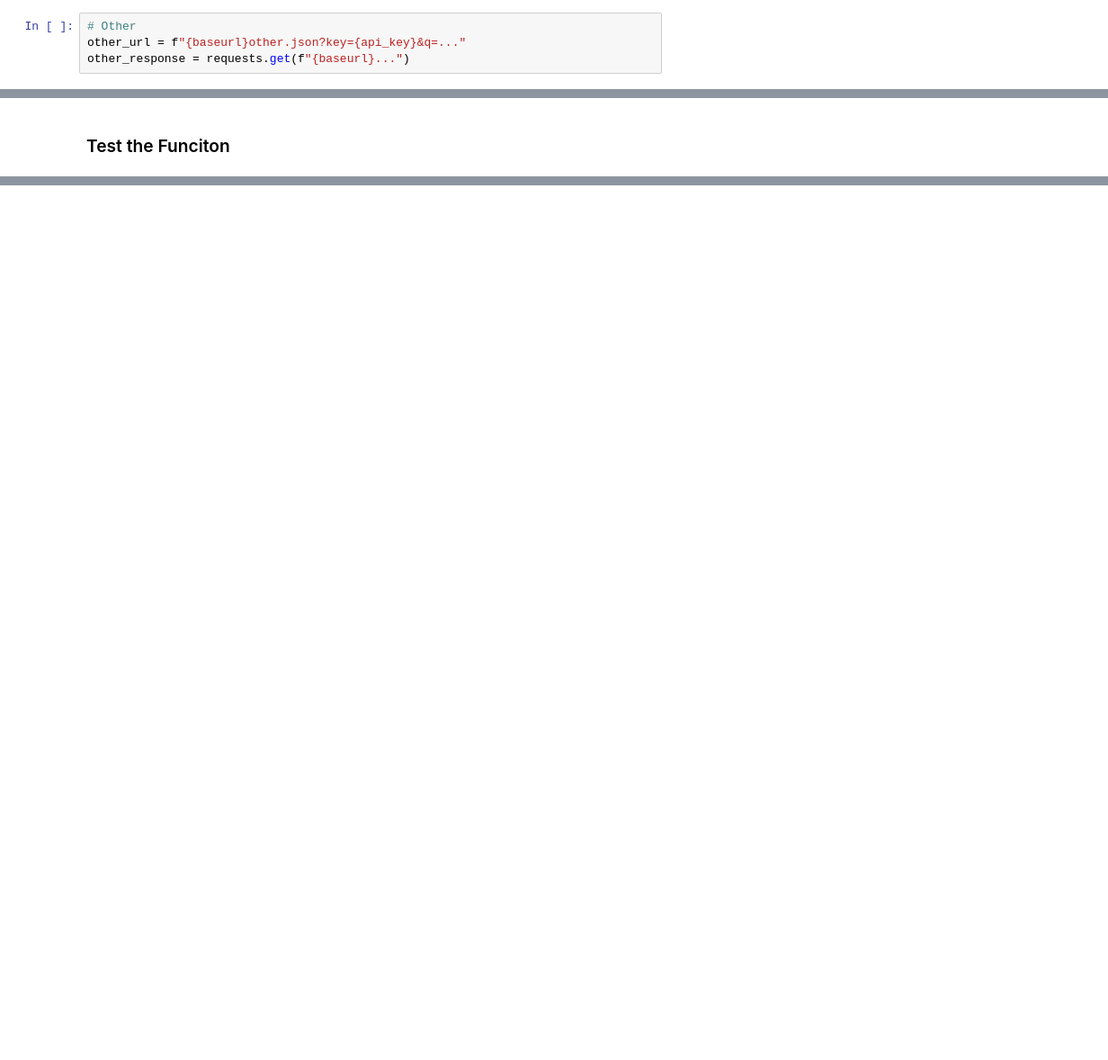
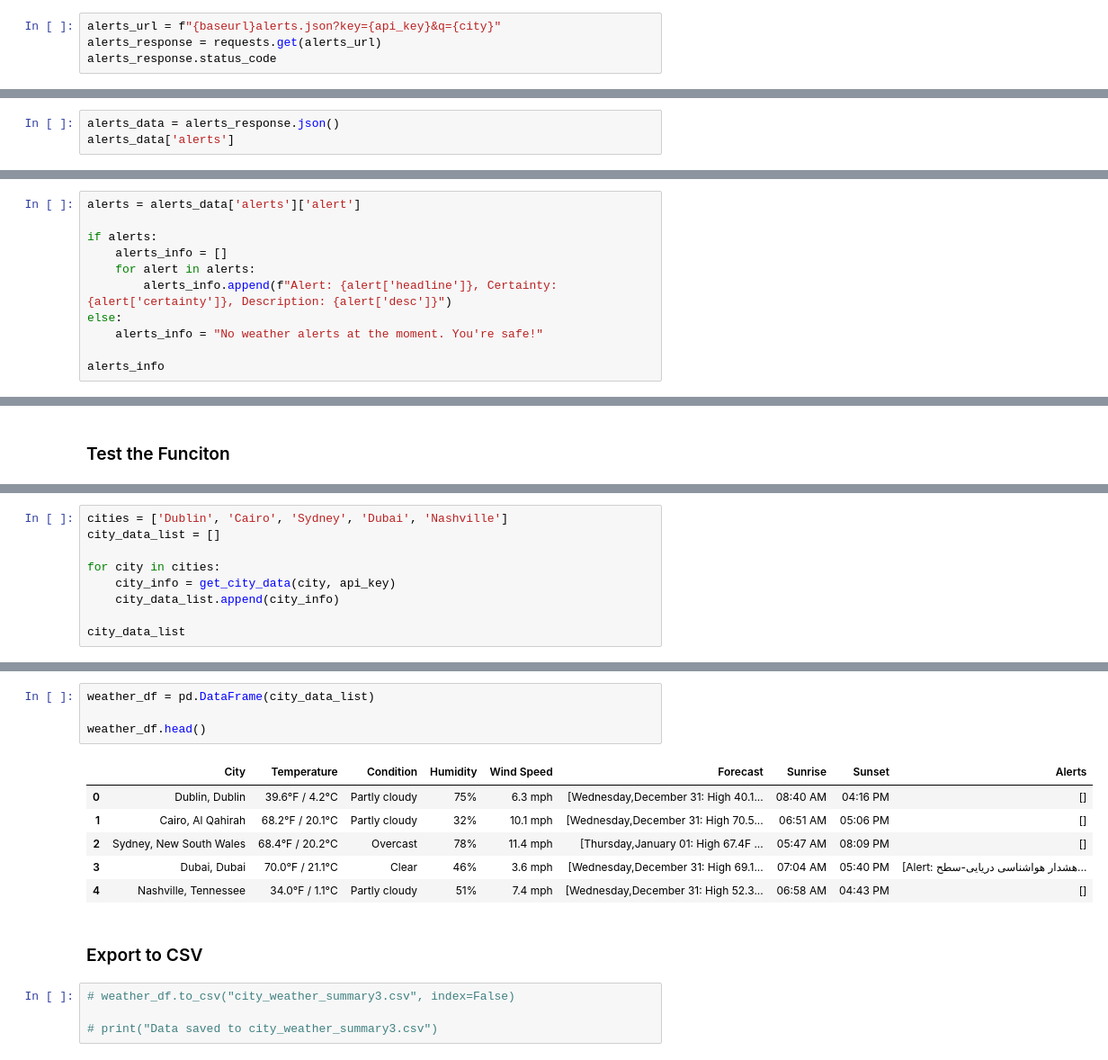
Before and after one commit to JonLar1/Weather_API, a Jupyter notebook: weather_api_task.ipynb, the cells around one changed output, grey strips where cells are left out. Shown: that part at 90% size. Drawn from its saved outputs; the diff is of its cells as text; blank space fills up the shorter version.

```diff
--- a/weather_api_task.ipynb
+++ b/weather_api_task.ipynb
@@ -137,4 +152,4 @@ astro_info
 # %%
-# Other
-other_url = f"{baseurl}other.json?key={api_key}&q=..."
-other_response = requests.get(f"{baseurl}...")
+alerts_url = f"{baseurl}alerts.json?key={api_key}&q={city}"
+alerts_response = requests.get(alerts_url)
+alerts_response.status_code
@@ -144,0 +170,3 @@ JSONDecodeError: Expecting value: line 1 column 1 (char 0)
+# %%
+alerts_data = alerts_response.json()
+alerts_data['alerts']
@@ -144,0 +175,11 @@ JSONDecodeError: Expecting value: line 1 column 1 (char 0)
+# %%
+alerts = alerts_data['alerts']['alert']
+
+if alerts:
+    alerts_info = []
+    for alert in alerts:
+        alerts_info.append(f"Alert: {alert['headline']}, Certainty: {alert['certainty']}, Description: {alert['desc']}")
+else:
+    alerts_info = "No weather alerts at the moment. You're safe!"
+
+alerts_info
@@ -211,0 +288,9 @@ get_city_data("Las Vegas", API KEY)
+# %%
+cities = ['Dublin', 'Cairo', 'Sydney', 'Dubai', 'Nashville']
+city_data_list = []
+
+for city in cities:
+    city_info = get_city_data(city, api_key)
+    city_data_list.append(city_info)
+
+city_data_list
@@ -211,0 +315,17 @@ get_city_data("Las Vegas", API KEY)
+# %%
+weather_df = pd.DataFrame(city_data_list)
+
+weather_df.head()
+# %% [output]
+|  | City | Temperature | Condition | Humidity | Wind Speed | Forecast | Sunrise | Sunset | Alerts |
+| 0 | Dublin, Dublin | 39.6°F / 4.2°C | Partly cloudy | 75% | 6.3 mph | [Wednesday,December 31: High 40.1... | 08:40 AM | 04:16 PM | [] |
+| 1 | Cairo, Al Qahirah | 68.2°F / 20.1°C | Partly cloudy | 32% | 10.1 mph | [Wednesday,December 31: High 70.5... | 06:51 AM | 05:06 PM | [] |
+| 2 | Sydney, New South Wales | 68.4°F / 20.2°C | Overcast | 78% | 11.4 mph | [Thursday,January 01: High 67.4F ... | 05:47 AM | 08:09 PM | [] |
+| 3 | Dubai, Dubai | 70.0°F / 21.1°C | Clear | 46% | 3.6 mph | [Wednesday,December 31: High 69.1... | 07:04 AM | 05:40 PM | [Alert: هشدار هواشناسی دریایی-سطح... |
+| 4 | Nashville, Tennessee | 34.0°F / 1.1°C | Partly cloudy | 51% | 7.4 mph | [Wednesday,December 31: High 52.3... | 06:58 AM | 04:43 PM | [] |
+# %% [markdown]
+### Export to CSV
+# %%
+# weather_df.to_csv("city_weather_summary3.csv", index=False)
+
+# print("Data saved to city_weather_summary3.csv")
```
Also changed, not shown: parts of 26 cells of this notebook, 5 other files.
